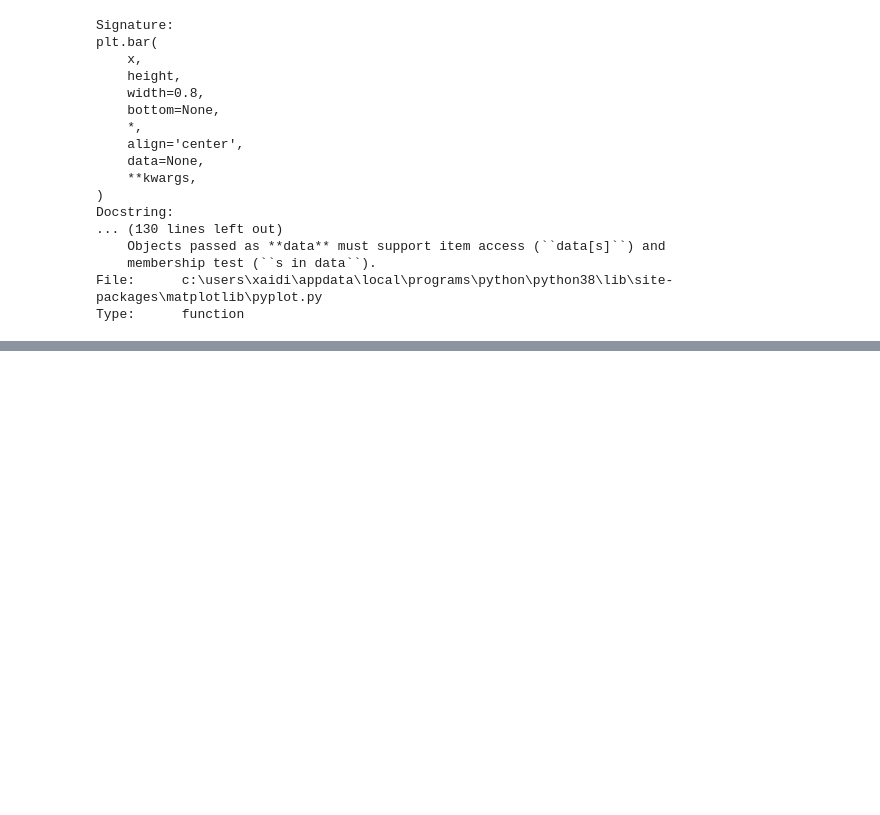
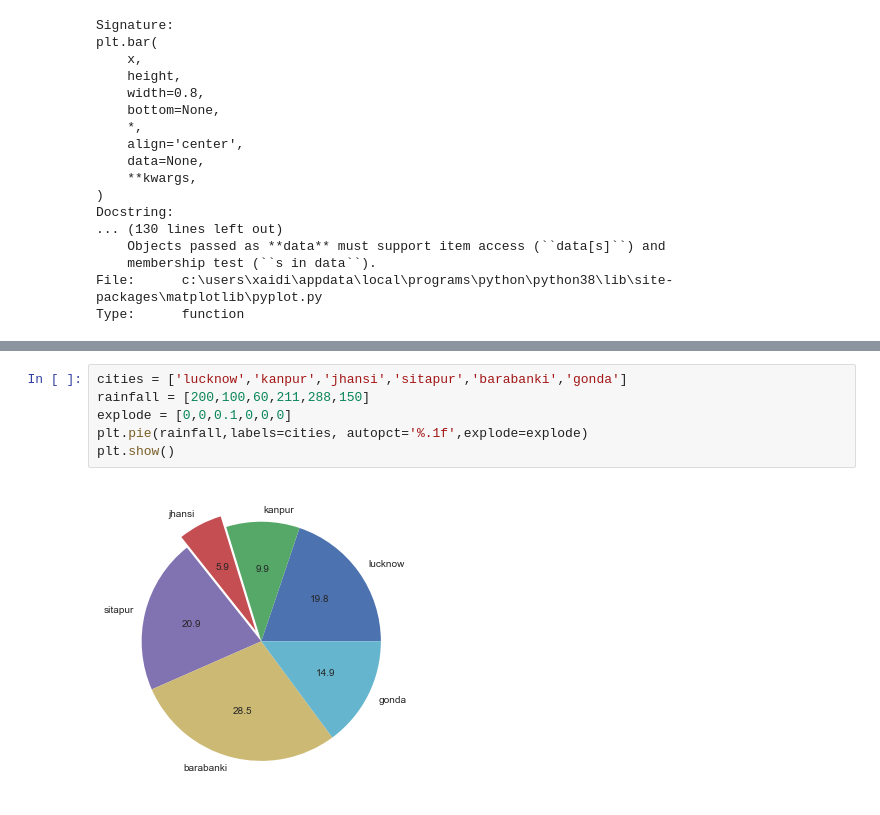
Before and after one commit to digipodium/PY_WSS_LT_29_JUL_2020, a Jupyter notebook: data_science/visualization.ipynb, the cells around one changed output, grey strips where cells are left out. Drawn from its saved outputs; the diff is of its cells as text; blank space fills up the shorter version.

```diff
--- a/data_science/visualization.ipynb
+++ b/data_science/visualization.ipynb
@@ -150,0 +214,8 @@ Type:      function
+# %%
+cities = ['lucknow','kanpur','jhansi','sitapur','barabanki','gonda']
+rainfall = [200,100,60,211,288,150]
+explode = [0,0,0.1,0,0,0]
+plt.pie(rainfall,labels=cities, autopct='%.1f',explode=explode)
+plt.show()
+# %% [output]
+[figure, added]
```
Also changed, not shown: parts of 28 cells of this notebook, 2 other files.
